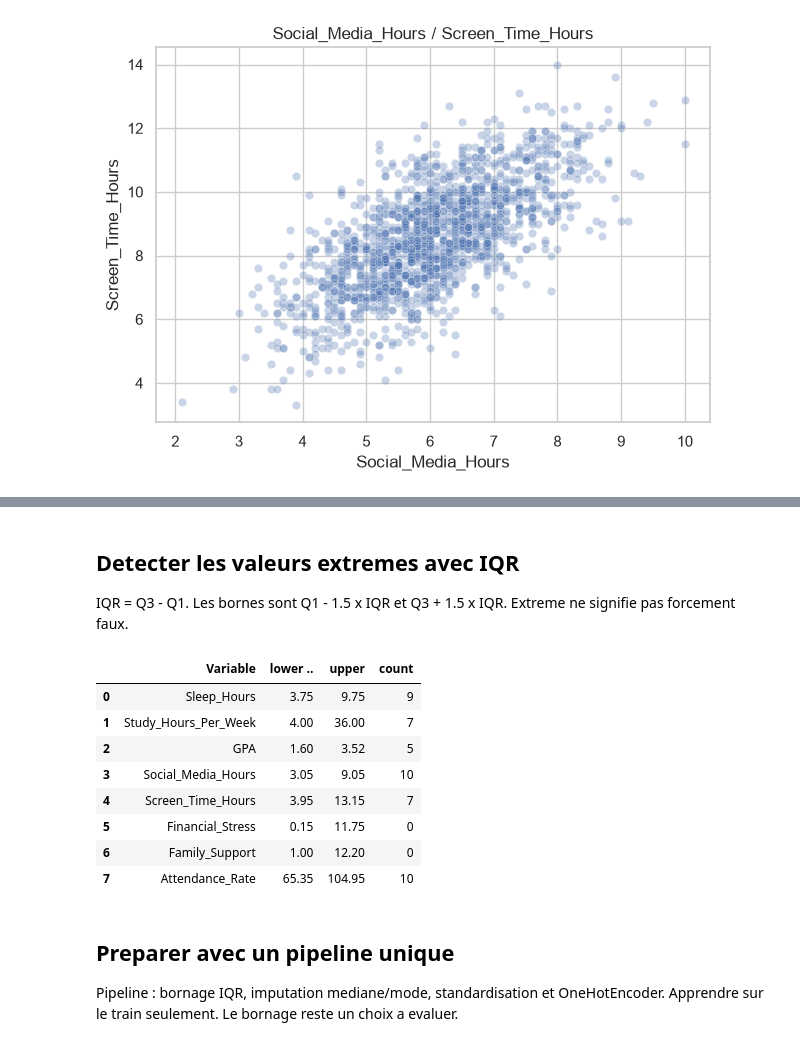
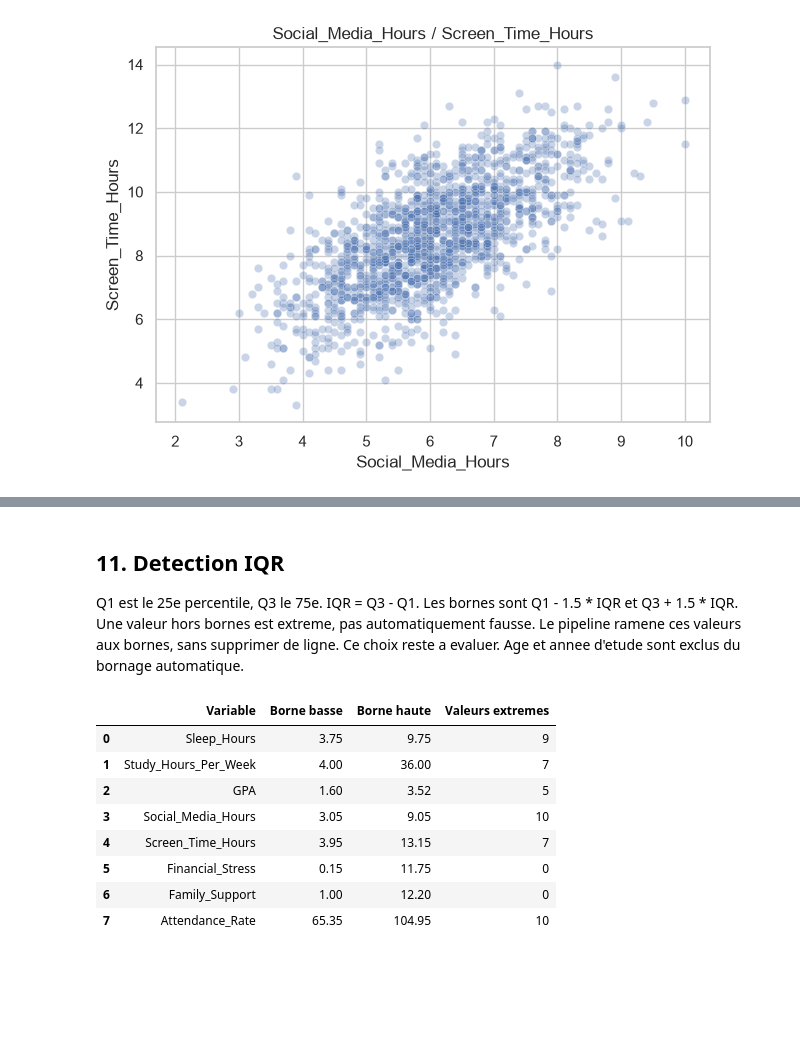
Before and after one commit to ayouberrak2/Jury-Blanc, a Jupyter notebook: notebooks/01_eda.ipynb, the cells around one changed output, grey strips where cells are left out. Saved outputs shown, nothing was run; the diff lists cells and outputs as text; code cells hidden in the pictures; blank space fills up the shorter version.

```diff
--- a/notebooks/01_eda.ipynb
+++ b/notebooks/01_eda.ipynb
@@ -20,7 +26,4 @@ if not (PROJECT_ROOT / "data").exists():
     PROJECT_ROOT = PROJECT_ROOT.parent
 if str(PROJECT_ROOT) not in sys.path:
     sys.path.insert(0, str(PROJECT_ROOT))
-
-sns.set_theme(style="whitegrid")
-pd.set_option("display.max_columns", 20)
 # %% [markdown]
@@ -69,13 +78,20 @@ Garder 80 % pour le train et 20 % pour le test. Le test reste reserve pour la fi
 # %%
 X = df.drop(columns=["Student_ID", "Mental_Health_Risk"])
 y = df["Mental_Health_Risk"]
+
 X_train, X_test, y_train, y_test = train_test_split(
-    X, y, test_size=0.20, random_state=42, stratify=y
+    X,
+    y,
+    test_size=0.20,
+    random_state=42,
+    stratify=y
 )
 
 eda = X_train.copy()
 eda["Mental_Health_Risk"] = y_train
 risk_order = ["Low", "Medium", "High"]
+
+# identify colums
 numeric_columns = X_train.select_dtypes(include="number").columns.tolist()
 category_columns = X_train.select_dtypes(exclude="number").columns.tolist()
 # %% [markdown]
@@ -208,11 +245,13 @@ Afficher les pourcentages de classes dans chaque categorie avec les effectifs.
 # %%
 category_ranking = []
+
 for column in category_columns:
     groups = eda[column].astype("object").fillna("Manquant")
+
     counts = pd.crosstab(groups, y_train).reindex(columns=risk_order, fill_value=0)
     percentages = counts.div(counts.sum(axis=1), axis=0) * 100
-    print("Variable :", column)
-    display(counts.sum(axis=1).rename("Effectif").to_frame().join(percentages.round(1)))
+
+    display(counts.sum(axis=1).rename("nbr").to_frame().join(percentages.round(1)))
     percentages.plot(kind="bar", stacked=True, figsize=(7, 3))
     plt.title(column + " et classes du dataset")
     plt.ylabel("Pourcentage dans le groupe")
@@ -286,16 +323,0 @@ Classer les nombres par Spearman et les categories par ecart de proportion High.
-# %%
-risk_numbers = y_train.map({"Low": 0, "Medium": 1, "High": 2})
-number_ranking = []
-for column in numeric_columns:
-    coefficient = X_train[column].corr(risk_numbers, method="spearman")
-    number_ranking.append({
-        "Variable": column,
-        "Spearman": coefficient,
-        "Force absolue": abs(coefficient),
-        "Valeurs presentes": X_train[column].notna().sum(),
-    })
-number_ranking = pd.DataFrame(number_ranking).sort_values("Force absolue", ascending=False)
-category_ranking = pd.DataFrame(category_ranking).sort_values("Ecart High en points", ascending=False)
-display(number_ranking.round(3))
-display(category_ranking.round(2))
-print("Premiers facteurs numeriques a discuter :", number_ranking["Variable"].head(3).tolist())
@@ -321,26 +324,29 @@ Premiers facteurs numeriques a discuter : ['Sleep_Hours', 'GPA', 'Financial_Stre
 # %% [markdown]
-## Detecter les valeurs extremes avec IQR
+## 11. Detection IQR
 
-IQR = Q3 - Q1. Les bornes sont Q1 - 1.5 x IQR et Q3 + 1.5 x IQR. Extreme ne signifie pas forcement faux.
+Q1 est le 25e percentile, Q3 le 75e. IQR = Q3 - Q1.
+Les bornes sont Q1 - 1.5 * IQR et Q3 + 1.5 * IQR. Une valeur hors bornes est extreme,
+pas automatiquement fausse. Le pipeline ramene ces valeurs aux bornes, sans supprimer de ligne.
+Ce choix reste a evaluer. Age et annee d'etude sont exclus du bornage automatique.
 # %%
 from src.pipeline import OUTLIER_COLUMNS
 
 outlier_rows = []
 for column in OUTLIER_COLUMNS:
     q1 = X_train[column].quantile(0.25)
     q3 = X_train[column].quantile(0.75)
     iqr = q3 - q1
     lower = q1 - 1.5 * iqr
     upper = q3 + 1.5 * iqr
     count = 0
     if iqr > 0:
         count = ((X_train[column] < lower) | (X_train[column] > upper)).sum()
-    outlier_rows.append({"Variable": column, "lower ..": lower,
-                         "upper ": upper, "count": count})
+    outlier_rows.append({"column": column, "lower bond": lower,
+                         "upper bond": upper, "outlier": count})
 outlier_summary = pd.DataFrame(outlier_rows)
 display(outlier_summary.round(2))
 # %% [output]
-|  | Variable | lower .. | upper | count |
+|  | Variable | Borne basse | Borne haute | Valeurs extremes |
 | 0 | Sleep_Hours | 3.75 | 9.75 | 9 |
 | 1 | Study_Hours_Per_Week | 4.00 | 36.00 | 7 |
 | 2 | GPA | 1.60 | 3.52 | 5 |
@@ -349,7 +355,3 @@ display(outlier_summary.round(2))
 | 5 | Financial_Stress | 0.15 | 11.75 | 0 |
 | 6 | Family_Support | 1.00 | 12.20 | 0 |
 | 7 | Attendance_Rate | 65.35 | 104.95 | 10 |
-# %% [markdown]
-## Preparer avec un pipeline unique
-
-Pipeline : bornage IQR, imputation mediane/mode, standardisation et OneHotEncoder. Apprendre sur le train seulement. Le bornage reste un choix a evaluer.
```
Also changed, not shown: parts of 22 cells of this notebook.
